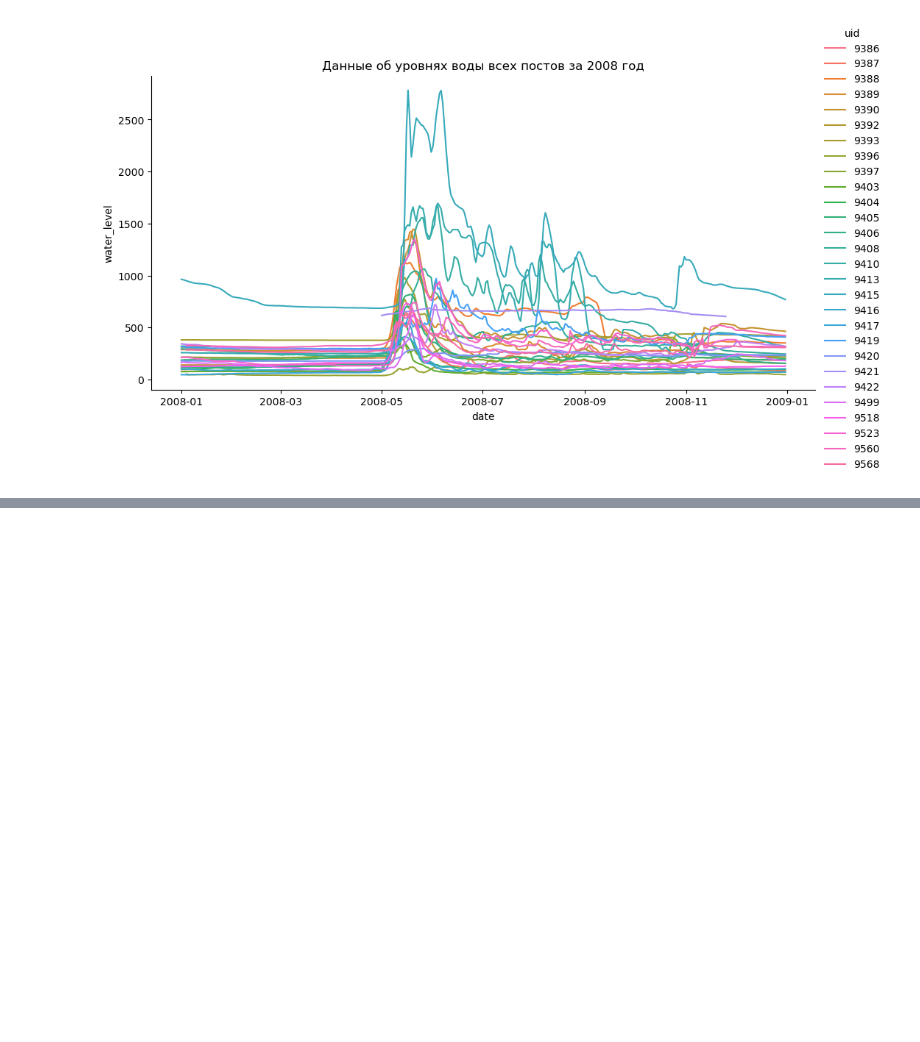
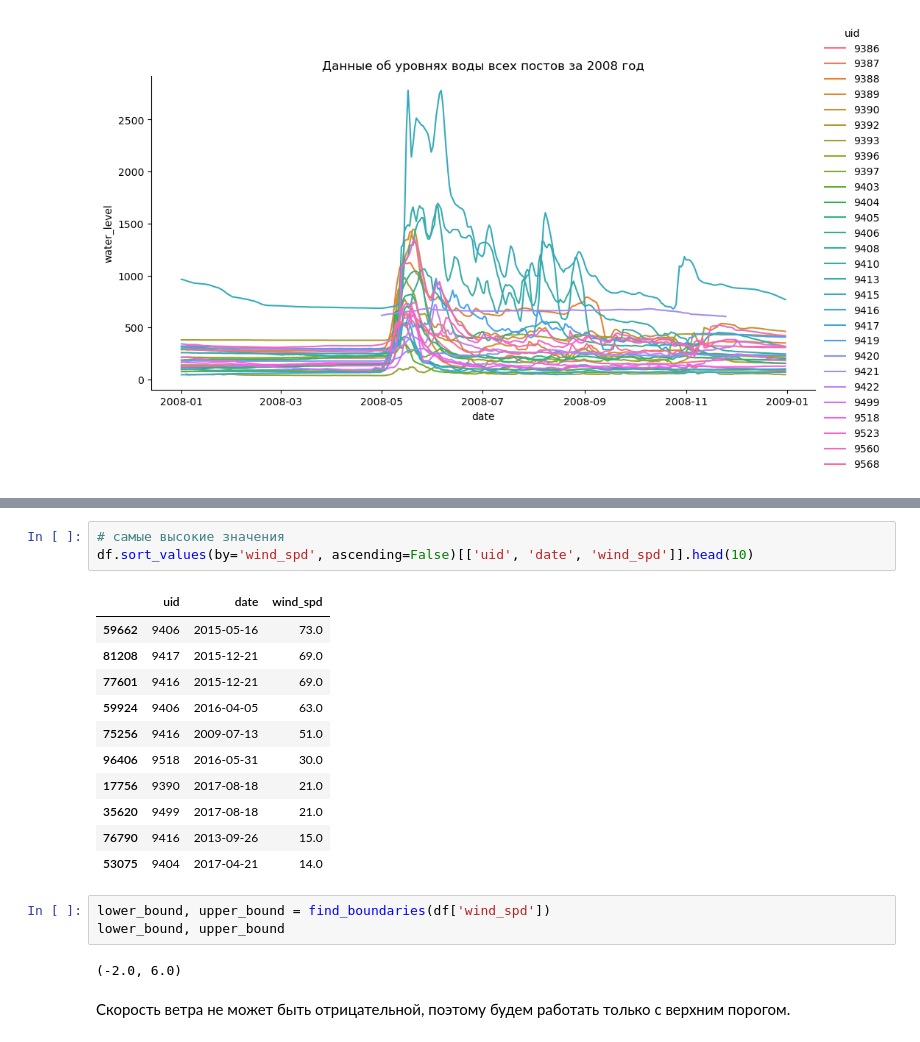
Before and after one commit to phys-winner/water-predictor-bot, a Jupyter notebook: notebooks/eda.ipynb, the cells around one changed output, grey strips where cells are left out. Cells and saved outputs as stored; diff of their text form; blank space fills up the shorter version.

```diff
--- a/notebooks/eda.ipynb
+++ b/notebooks/eda.ipynb
@@ -876,0 +871,22 @@ sns.boxplot(data=df, x='wind_spd').set(title=f'Скорость ветра')
+# %%
+# самые высокие значения
+df.sort_values(by='wind_spd', ascending=False)[['uid', 'date', 'wind_spd']].head(10)
+# %% [output]
+|  | uid | date | wind_spd |
+| 59662 | 9406 | 2015-05-16 | 73.0 |
+| 81208 | 9417 | 2015-12-21 | 69.0 |
+| 77601 | 9416 | 2015-12-21 | 69.0 |
+| 59924 | 9406 | 2016-04-05 | 63.0 |
+| 75256 | 9416 | 2009-07-13 | 51.0 |
+| 96406 | 9518 | 2016-05-31 | 30.0 |
+| 17756 | 9390 | 2017-08-18 | 21.0 |
+| 35620 | 9499 | 2017-08-18 | 21.0 |
+| 76790 | 9416 | 2013-09-26 | 15.0 |
+| 53075 | 9404 | 2017-04-21 | 14.0 |
+# %%
+lower_bound, upper_bound = find_boundaries(df['wind_spd'])
+lower_bound, upper_bound
+# %% [output]
+(-2.0, 6.0)
+# %% [markdown]
+Скорость ветра не может быть отрицательной, поэтому будем работать только с верхним порогом.
```
Also changed, not shown: parts of 69 cells of this notebook.
